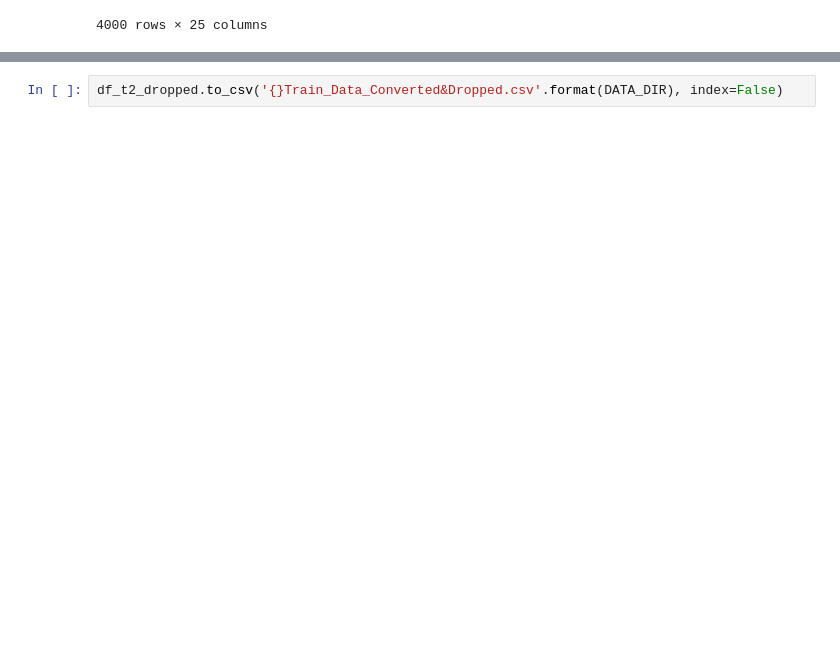
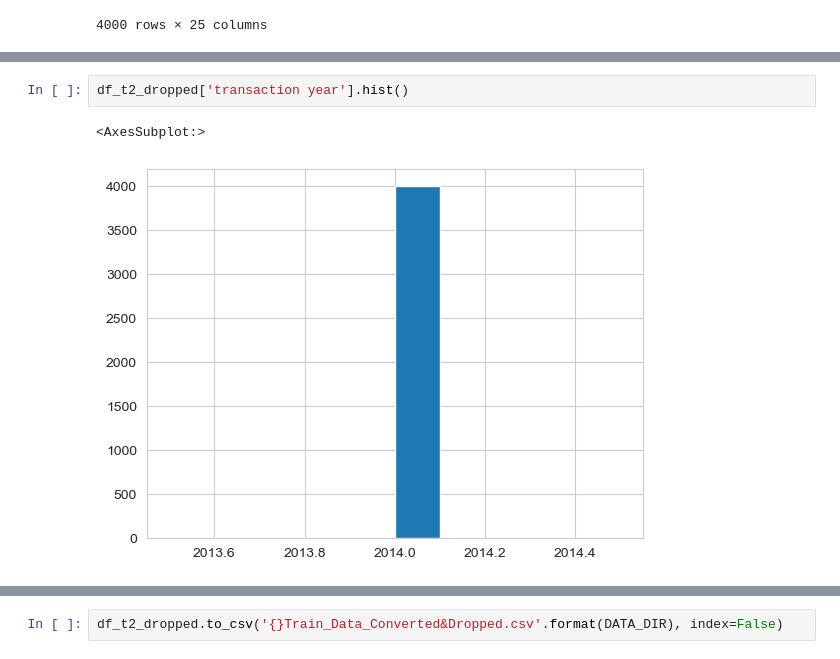
Before and after one commit to hereistheusername/Estate-Analysis, a Jupyter notebook: EstateAnalysis.ipynb, the cells around one changed output, grey strips where cells are left out. Saved outputs shown, nothing was run; the diff lists cells and outputs as text; blank space fills up the shorter version.

```diff
--- a/EstateAnalysis.ipynb
+++ b/EstateAnalysis.ipynb
@@ -283,0 +351,5 @@ sns.heatmap(df_t2_dropped.corr(), annot=True, cmap='GnBu')
+# %%
+df_t2_dropped['transaction year'].hist()
+# %% [output]
+<AxesSubplot:>
+[figure, added]
```
Also changed, not shown: parts of 12 cells of this notebook, 1 other file.
